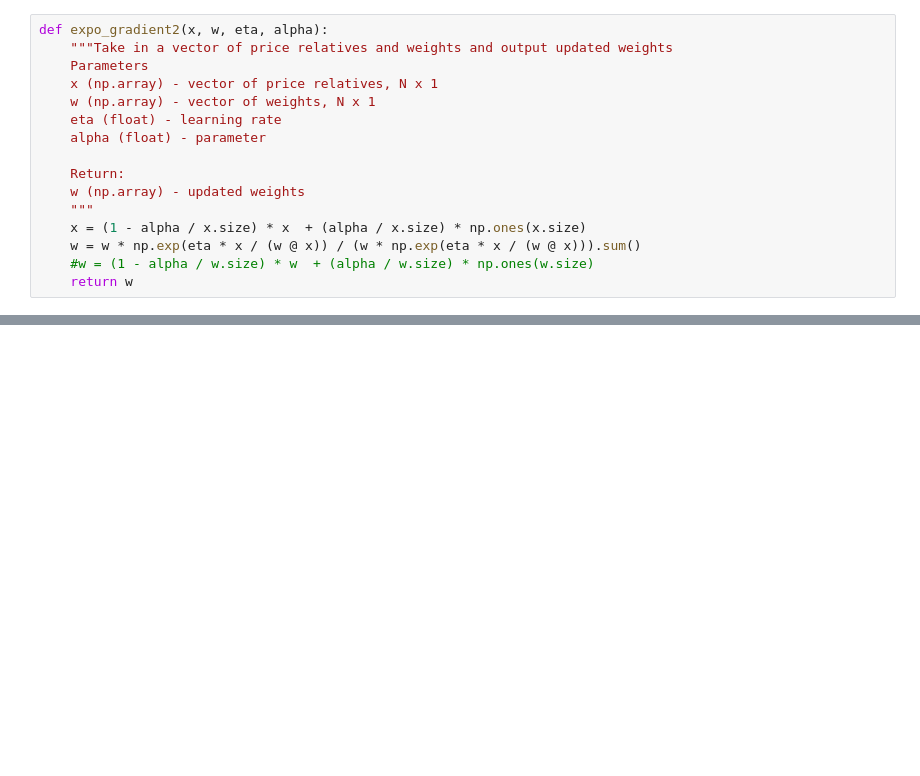
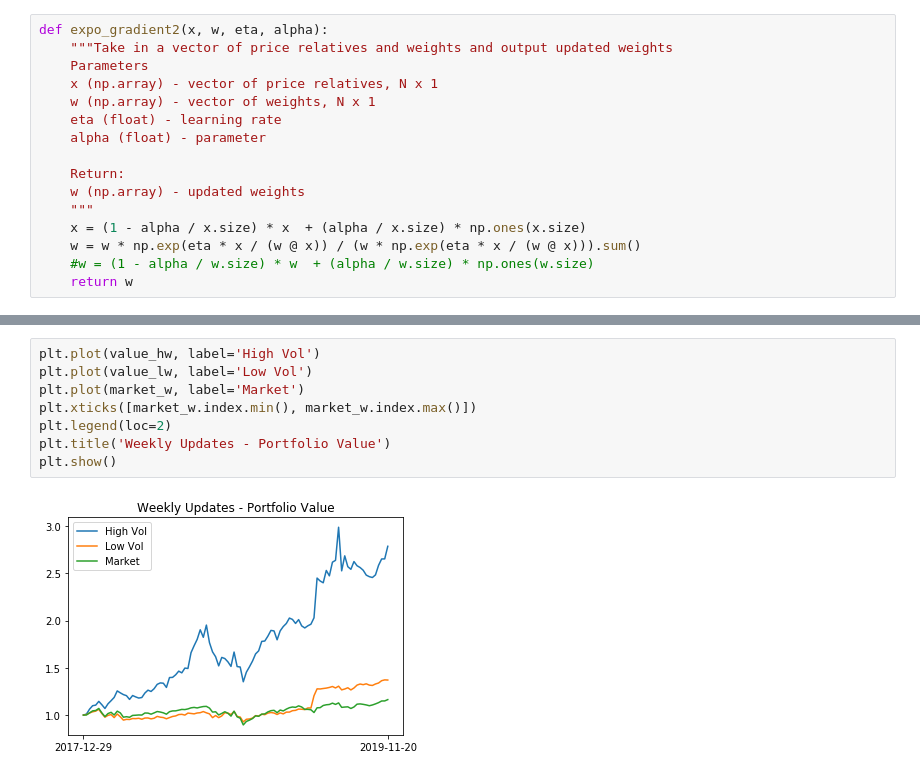
Before and after one commit to soujanyaduggirala/OnlineLearningStockPortfolios, a Jupyter notebook: expo_gradient.ipynb, the cells around one changed output, grey strips where cells are left out. Cells and saved outputs as stored; diff of their text form; blank space fills up the shorter version.

```diff
--- a/expo_gradient.ipynb
+++ b/expo_gradient.ipynb
@@ -77,0 +116,10 @@ plt.get_cmap('viridis')
+# %%
+plt.plot(value_hw, label='High Vol')
+plt.plot(value_lw, label='Low Vol')
+plt.plot(market_w, label='Market')
+plt.xticks([market_w.index.min(), market_w.index.max()])
+plt.legend(loc=2)
+plt.title('Weekly Updates - Portfolio Value')
+plt.show()
+# %% [output]
+[figure, added]
```
Also changed, not shown: parts of 13 cells of this notebook, 6 other files.
